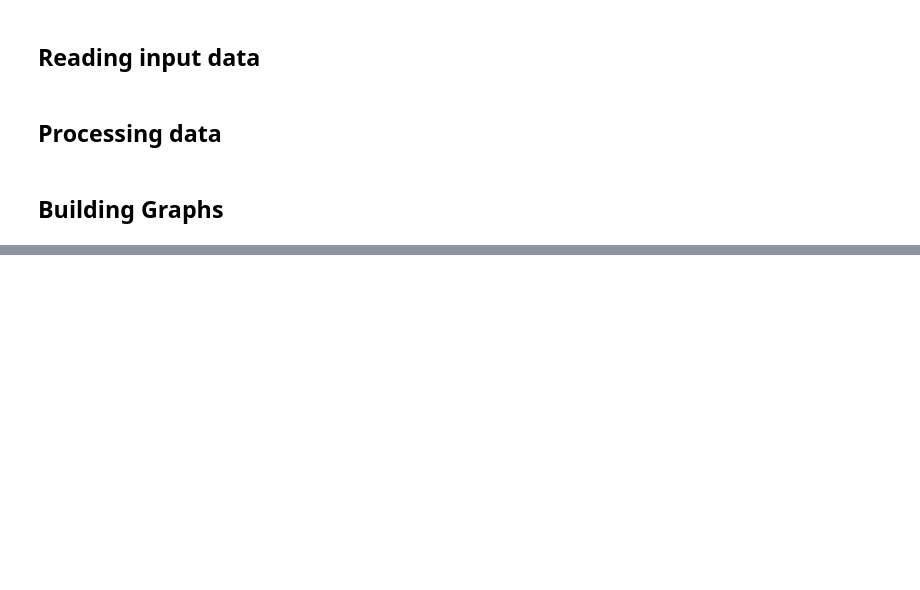
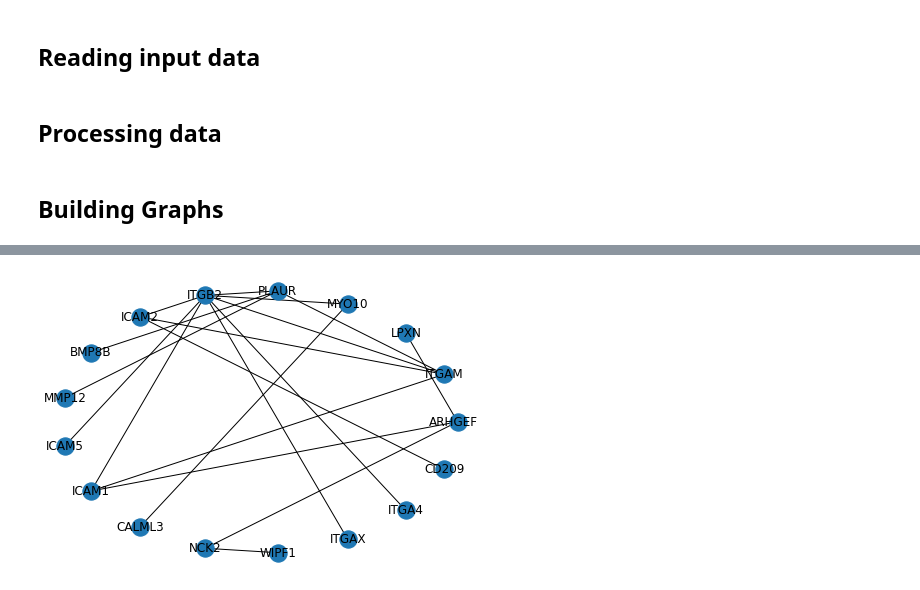
Before and after one commit to TreeTechDev/sgwfc-gene-python, a Jupyter notebook: workflow.ipynb, the cells around one changed output, grey strips where cells are left out. Cells and saved outputs as stored; diff of their text form; code cells hidden in the pictures; blank space fills up the shorter version.

```diff
--- a/workflow.ipynb
+++ b/workflow.ipynb
@@ -52,0 +99,13 @@ assert filteryellow.node2.isin(yellow_wgcna_genes.name).all()
+# %%
+result = girvan_newman(networkx.to_numpy_array(gyellow))
+nodes = list(gyellow.nodes)
+subgraphs = []
+for c in result:
+    if len(c) >= 5:
+        print(len(c))
+        node_names = []
+        for n in c:
+            node_names.append(nodes[n])
+        subgraph = gyellow.subgraph(node_names).copy()
+        subgraph.remove_nodes_from(list(networkx.isolates(subgraph)))
+        subgraphs.append(subgraph)
@@ -52,0 +128,4 @@ assert filteryellow.node2.isin(yellow_wgcna_genes.name).all()
+# %%
+networkx.draw_circular(subgraphs[8], with_labels=True)
+# %% [output]
+[figure, added]
```
Also changed, not shown: parts of 23 cells of this notebook, 1 other file.
